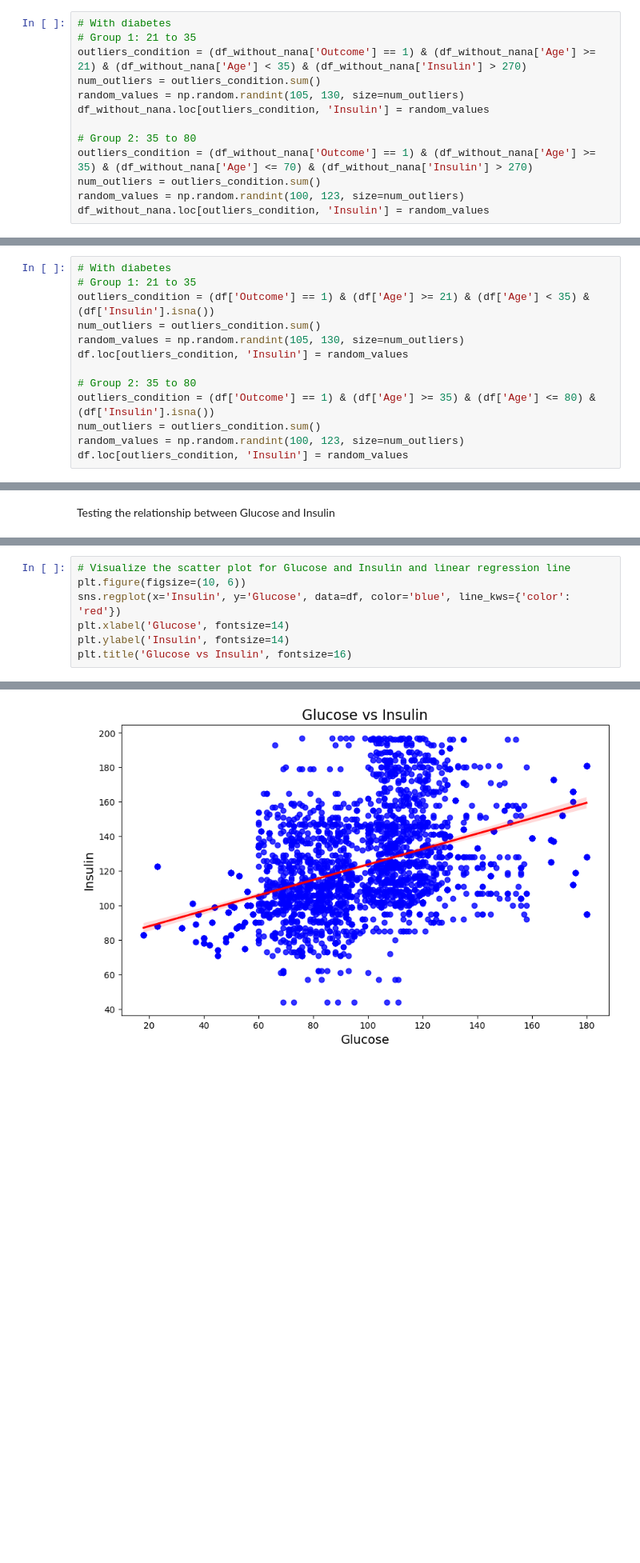
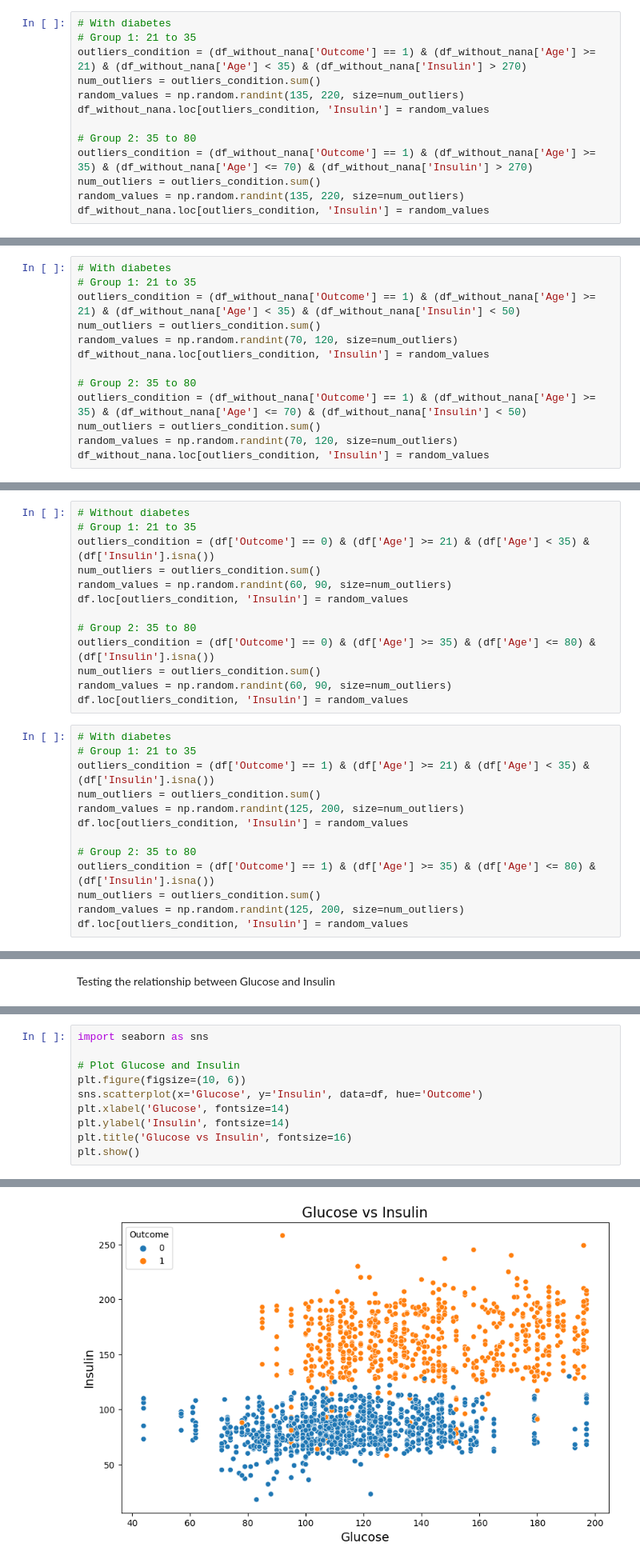
Before and after one commit to Drissdo185/Static-Method-Project, a Jupyter notebook: Rework.ipynb, the cells around one changed output, grey strips where cells are left out. Shown at 80% size. Drawn from its saved outputs; the diff is of its cells as text; blank space fills up the shorter version.

```diff
--- a/Rework.ipynb
+++ b/Rework.ipynb
@@ -579,11 +621,11 @@ array([[<Axes: title={'center': 'Insulin'}>]], dtype=object)
 # Group 1: 21 to 35
 outliers_condition = (df_without_nana['Outcome'] == 1) & (df_without_nana['Age'] >= 21) & (df_without_nana['Age'] < 35) & (df_without_nana['Insulin'] > 270)
 num_outliers = outliers_condition.sum()
-random_values = np.random.randint(105, 130, size=num_outliers)
+random_values = np.random.randint(135, 220, size=num_outliers)
 df_without_nana.loc[outliers_condition, 'Insulin'] = random_values
 
 # Group 2: 35 to 80
 outliers_condition = (df_without_nana['Outcome'] == 1) & (df_without_nana['Age'] >= 35) & (df_without_nana['Age'] <= 70) & (df_without_nana['Insulin'] > 270)
 num_outliers = outliers_condition.sum()
-random_values = np.random.randint(100, 123, size=num_outliers)
+random_values = np.random.randint(135, 220, size=num_outliers)
 df_without_nana.loc[outliers_condition, 'Insulin'] = random_values
@@ -590,3 +634,16 @@ df_without_nana.loc[outliers_condition, 'Insulin'] = random_values
+# %%
+# With diabetes
+# Group 1: 21 to 35
+outliers_condition = (df_without_nana['Outcome'] == 1) & (df_without_nana['Age'] >= 21) & (df_without_nana['Age'] < 35) & (df_without_nana['Insulin'] < 50)
+num_outliers = outliers_condition.sum()
+random_values = np.random.randint(70, 120, size=num_outliers)
+df_without_nana.loc[outliers_condition, 'Insulin'] = random_values
+
+# Group 2: 35 to 80
+outliers_condition = (df_without_nana['Outcome'] == 1) & (df_without_nana['Age'] >= 35) & (df_without_nana['Age'] <= 70) & (df_without_nana['Insulin'] < 50)
+num_outliers = outliers_condition.sum()
+random_values = np.random.randint(70, 120, size=num_outliers)
+df_without_nana.loc[outliers_condition, 'Insulin'] = random_values
 # %%
 # Visualize the distribution of insulin of people with diabetes
 plt.figure(figsize=(10,6))
@@ -756,17 +807,30 @@ df[(df['Outcome'] == 1) & (df['Insulin'].isna())]['Age'].hist(edgecolor='black',
 # %% [output]
 <Axes: title={'center': 'Age of people with diabetes and insulin is missing distribution'}, xlabel='Age', ylabel='Frequency'>
 [figure]
+# %%
+# Without diabetes
+# Group 1: 21 to 35
+outliers_condition = (df['Outcome'] == 0) & (df['Age'] >= 21) & (df['Age'] < 35) & (df['Insulin'].isna())
+num_outliers = outliers_condition.sum()
+random_values = np.random.randint(60, 90, size=num_outliers)
+df.loc[outliers_condition, 'Insulin'] = random_values
+
+# Group 2: 35 to 80
+outliers_condition = (df['Outcome'] == 0) & (df['Age'] >= 35) & (df['Age'] <= 80) & (df['Insulin'].isna())
+num_outliers = outliers_condition.sum()
+random_values = np.random.randint(60, 90, size=num_outliers)
+df.loc[outliers_condition, 'Insulin'] = random_values
 # %%
 # With diabetes
 # Group 1: 21 to 35
 outliers_condition = (df['Outcome'] == 1) & (df['Age'] >= 21) & (df['Age'] < 35) & (df['Insulin'].isna())
 num_outliers = outliers_condition.sum()
-random_values = np.random.randint(105, 130, size=num_outliers)
+random_values = np.random.randint(125, 200, size=num_outliers)
 df.loc[outliers_condition, 'Insulin'] = random_values
 
 # Group 2: 35 to 80
 outliers_condition = (df['Outcome'] == 1) & (df['Age'] >= 35) & (df['Age'] <= 80) & (df['Insulin'].isna())
 num_outliers = outliers_condition.sum()
-random_values = np.random.randint(100, 123, size=num_outliers)
+random_values = np.random.randint(125, 200, size=num_outliers)
 df.loc[outliers_condition, 'Insulin'] = random_values
 # %%
@@ -841,8 +949,11 @@ df[['Glucose', 'Insulin']].corr()
 # %%
-# Visualize the scatter plot for Glucose and Insulin and linear regression line
+import seaborn as sns
+
+# Plot Glucose and Insulin
 plt.figure(figsize=(10, 6))
-sns.regplot(x='Insulin', y='Glucose', data=df, color='blue', line_kws={'color': 'red'})
+sns.scatterplot(x='Glucose', y='Insulin', data=df, hue='Outcome')
 plt.xlabel('Glucose', fontsize=14)
 plt.ylabel('Insulin', fontsize=14)
 plt.title('Glucose vs Insulin', fontsize=16)
+plt.show()
 # %% [output]
@@ -850 +960 @@ Text(0.5, 1.0, 'Glucose vs Insulin')
-[figure, old version]
+[figure, new version]
```
Also changed, not shown: parts of 58 cells of this notebook.
